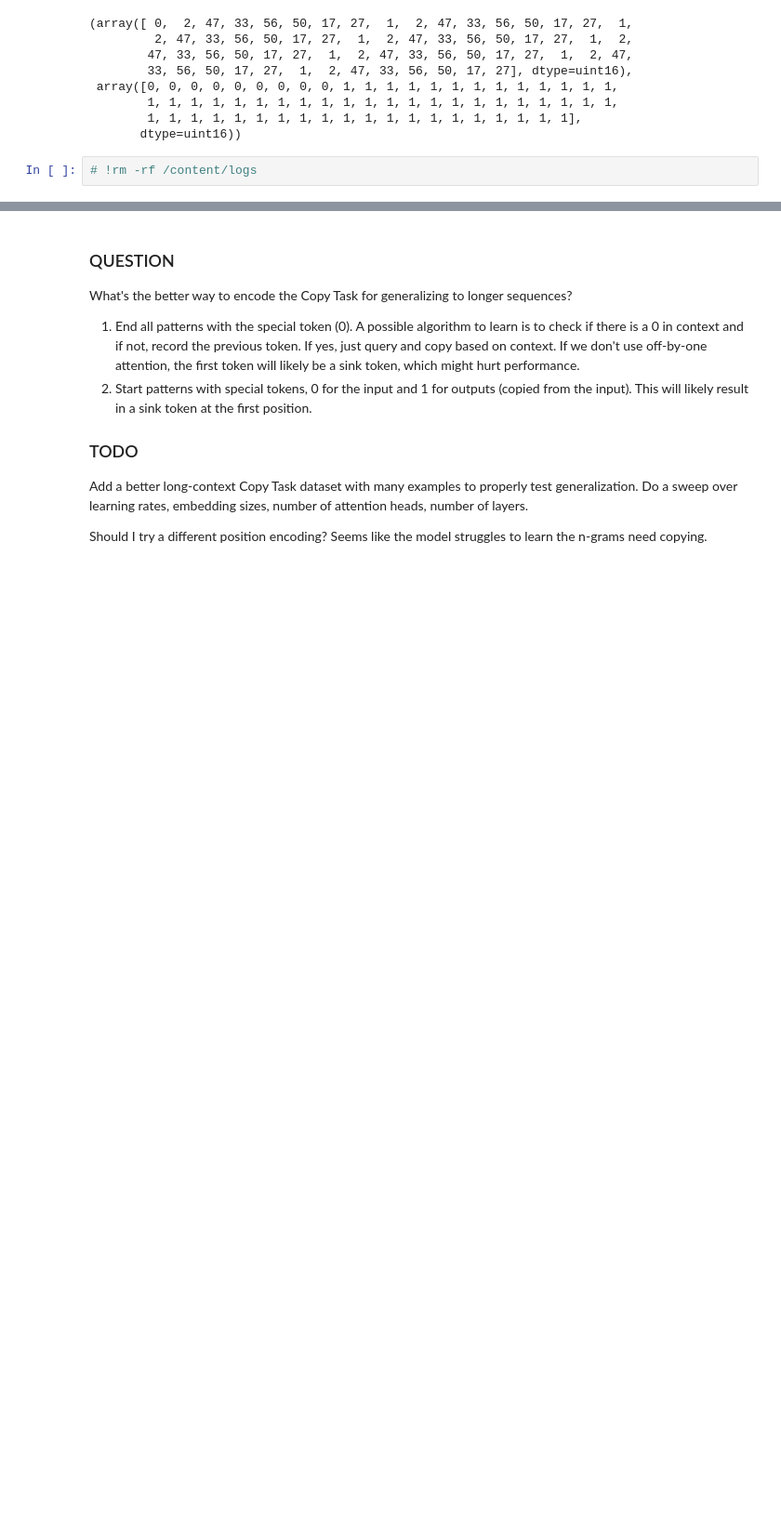
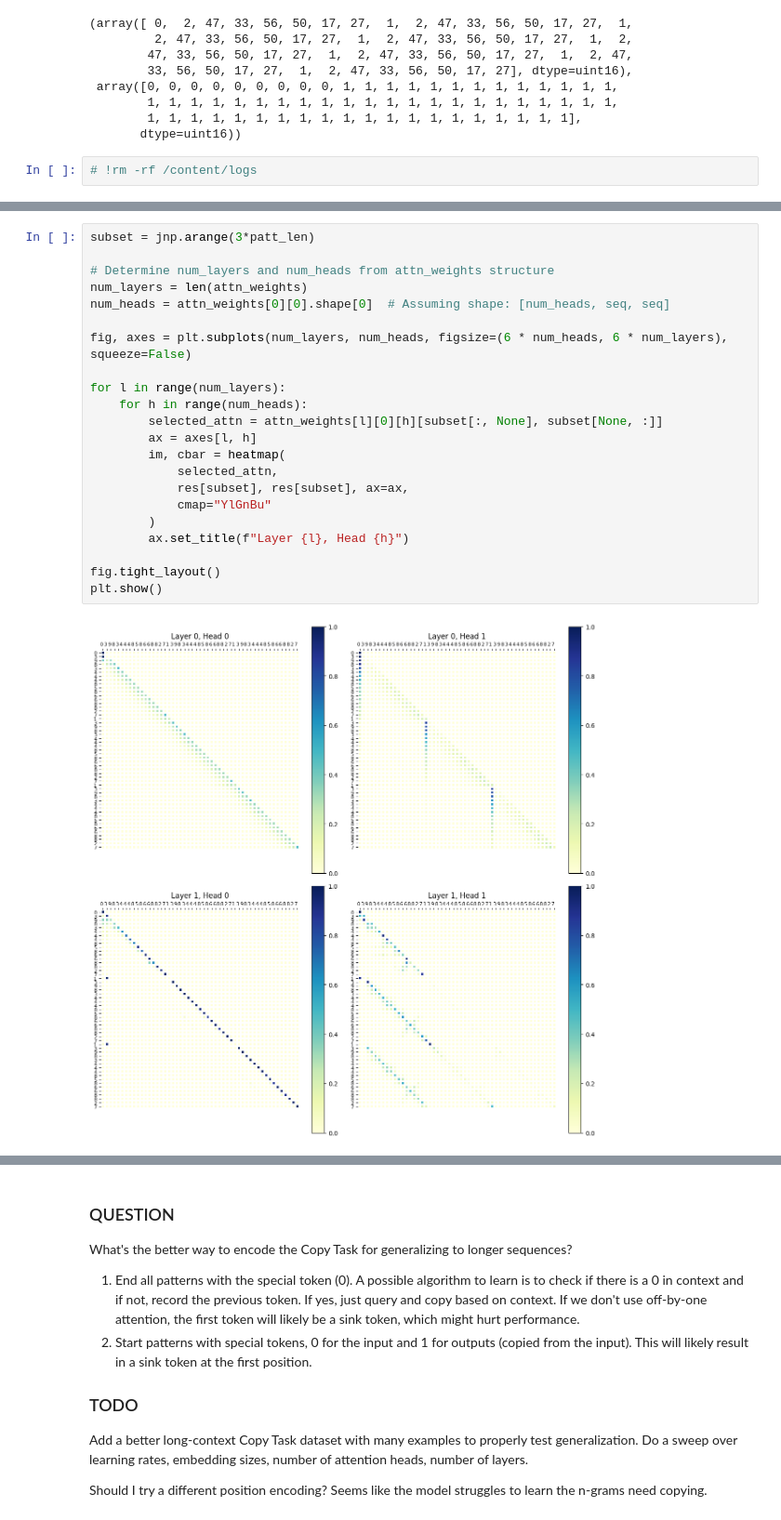
Before and after one commit to nikolageorgiev2000/modded-nanogpt-jax, a Jupyter notebook: path_graphs.ipynb, the cells around one changed output, grey strips where cells are left out. Shown at 93% size. Cells and saved outputs as stored; diff of their text form; blank space fills up the shorter version.

```diff
--- a/path_graphs.ipynb
+++ b/path_graphs.ipynb
@@ -247,3 +337,27 @@ attn_weights[0].shape
+# %%
+subset = jnp.arange(3*patt_len)
+
+# Determine num_layers and num_heads from attn_weights structure
+num_layers = len(attn_weights)
+num_heads = attn_weights[0][0].shape[0]  # Assuming shape: [num_heads, seq, seq]
+
+fig, axes = plt.subplots(num_layers, num_heads, figsize=(6 * num_heads, 6 * num_layers), squeeze=False)
+
+for l in range(num_layers):
+    for h in range(num_heads):
+        selected_attn = attn_weights[l][0][h][subset[:, None], subset[None, :]]
+        ax = axes[l, h]
+        im, cbar = heatmap(
+            selected_attn,
+            res[subset], res[subset], ax=ax,
+            cmap="YlGnBu"
+        )
+        ax.set_title(f"Layer {l}, Head {h}")
+
+fig.tight_layout()
+plt.show()
+# %% [output]
+[figure, added]
 # %%
 plt.bar(jnp.arange(preds.shape[-1]), preds[0][44])
 # %% [output]
```
Also changed, not shown: parts of 8 cells of this notebook.
